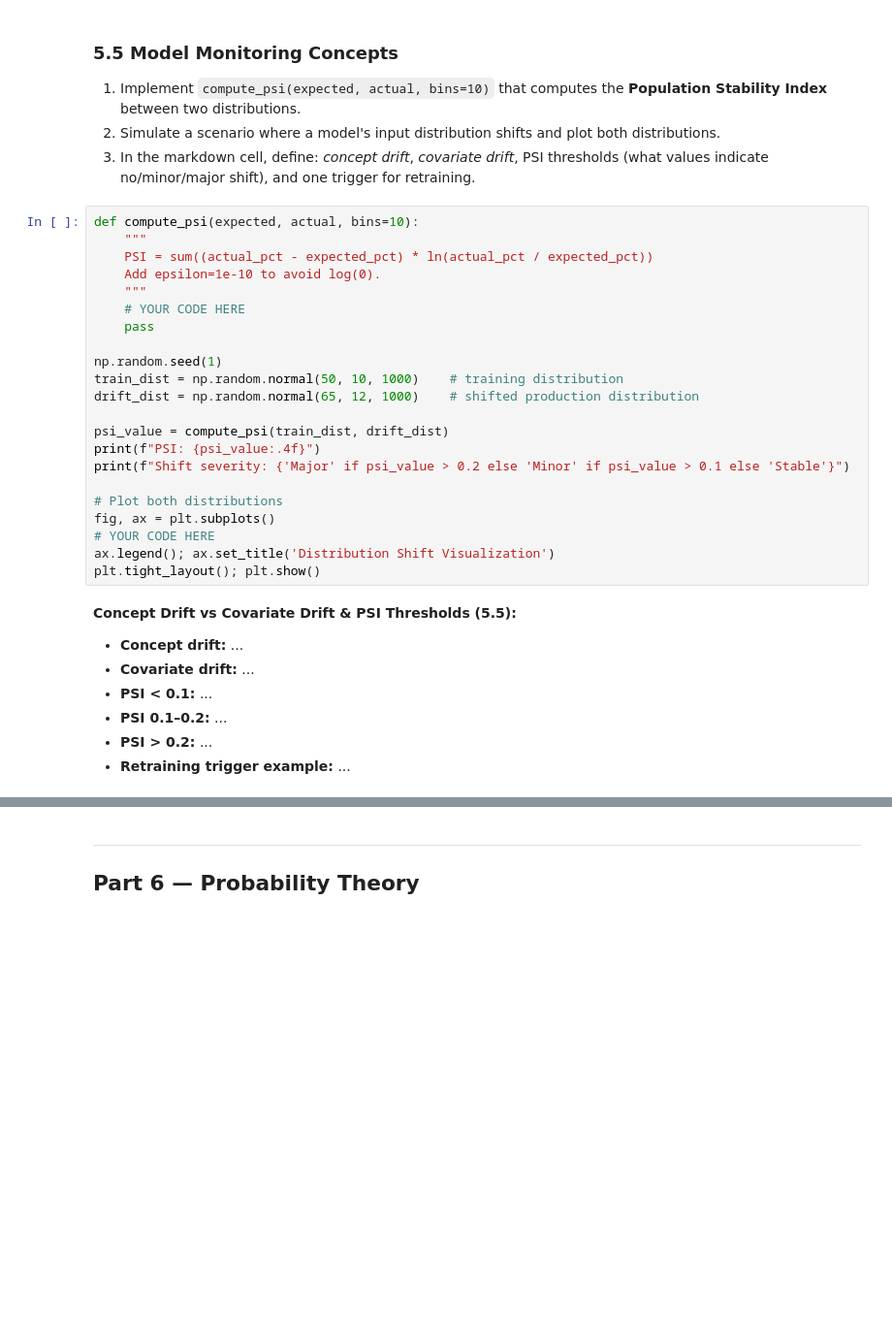
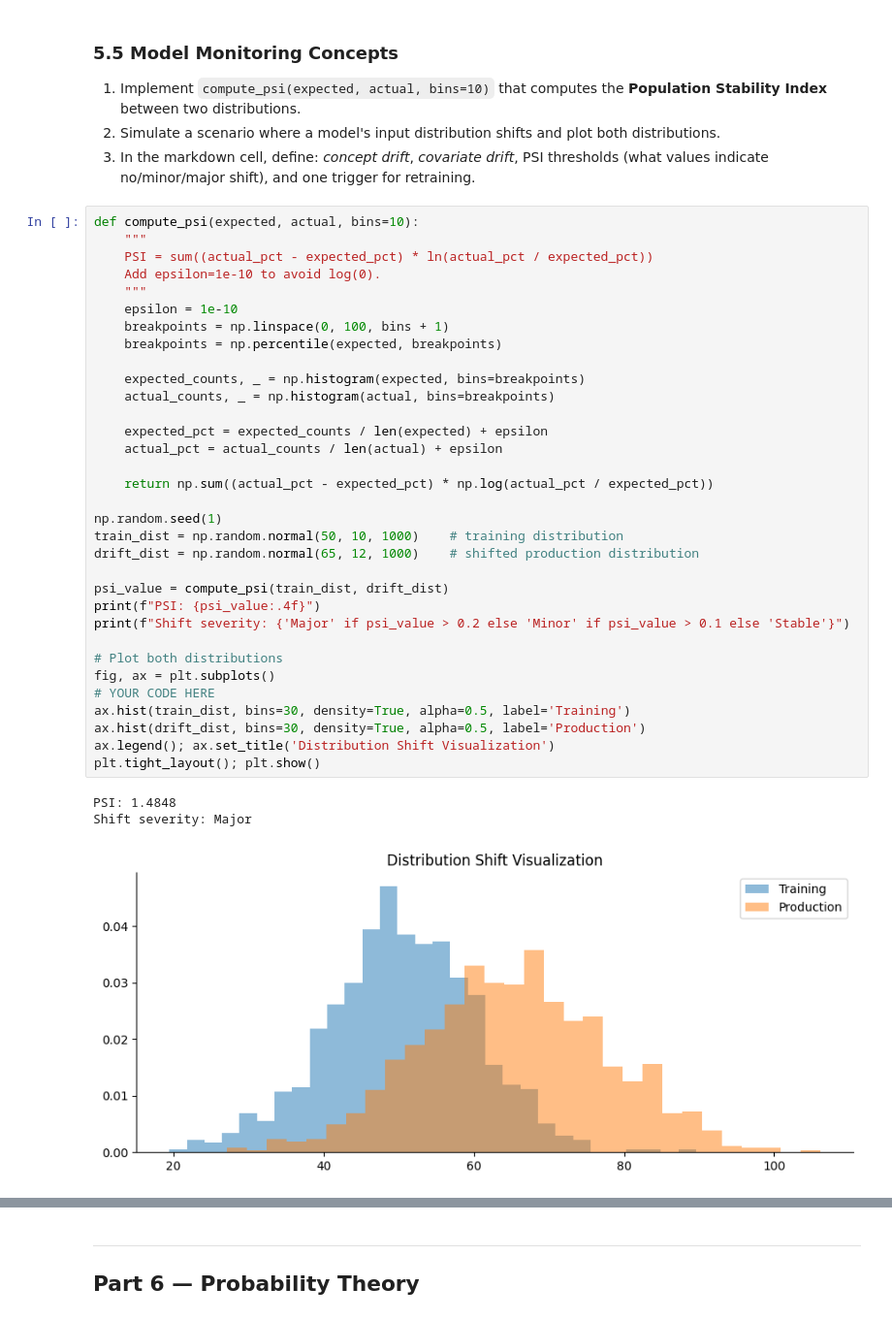
Before and after one commit to DhangeSakshiSanjay/Celebal_Weekly_Assignments, a Jupyter notebook: week1_assignment.ipynb, the cells around one changed output, grey strips where cells are left out. Shown at 97% size. Drawn from its saved outputs; the diff is of its cells as text; blank space fills up the shorter version.

```diff
--- a/week1_assignment.ipynb
+++ b/week1_assignment.ipynb
@@ -722,31 +751,37 @@ print(f"\nAfter differencing — p-value: {adf_diff[1]:.4f}, Stationary? {adf_di
 # %%
 def compute_psi(expected, actual, bins=10):
     """
     PSI = sum((actual_pct - expected_pct) * ln(actual_pct / expected_pct))
     Add epsilon=1e-10 to avoid log(0).
     """
-    # YOUR CODE HERE
-    pass
+    epsilon = 1e-10
+    breakpoints = np.linspace(0, 100, bins + 1)
+    breakpoints = np.percentile(expected, breakpoints)
+
+    expected_counts, _ = np.histogram(expected, bins=breakpoints)
+    actual_counts, _ = np.histogram(actual, bins=breakpoints)
+
+    expected_pct = expected_counts / len(expected) + epsilon
+    actual_pct = actual_counts / len(actual) + epsilon
+
+    return np.sum((actual_pct - expected_pct) * np.log(actual_pct / expected_pct))
 
 np.random.seed(1)
 train_dist = np.random.normal(50, 10, 1000)    # training distribution
 drift_dist = np.random.normal(65, 12, 1000)    # shifted production distribution
 
 psi_value = compute_psi(train_dist, drift_dist)
 print(f"PSI: {psi_value:.4f}")
 print(f"Shift severity: {'Major' if psi_value > 0.2 else 'Minor' if psi_value > 0.1 else 'Stable'}")
 
 # Plot both distributions
 fig, ax = plt.subplots()
 # YOUR CODE HERE
+ax.hist(train_dist, bins=30, density=True, alpha=0.5, label='Training')
+ax.hist(drift_dist, bins=30, density=True, alpha=0.5, label='Production')
 ax.legend(); ax.set_title('Distribution Shift Visualization')
 plt.tight_layout(); plt.show()
+# %% [output]
+PSI: 1.4848
+Shift severity: Major
+[figure, added]
-# %% [markdown]
-**Concept Drift vs Covariate Drift & PSI Thresholds (5.5):**
-
-- **Concept drift:** ...
-- **Covariate drift:** ...
-- **PSI < 0.1:** ...
-- **PSI 0.1–0.2:** ...
-- **PSI > 0.2:** ...
-- **Retraining trigger example:** ...
```
Also changed, not shown: parts of 11 cells of this notebook.
